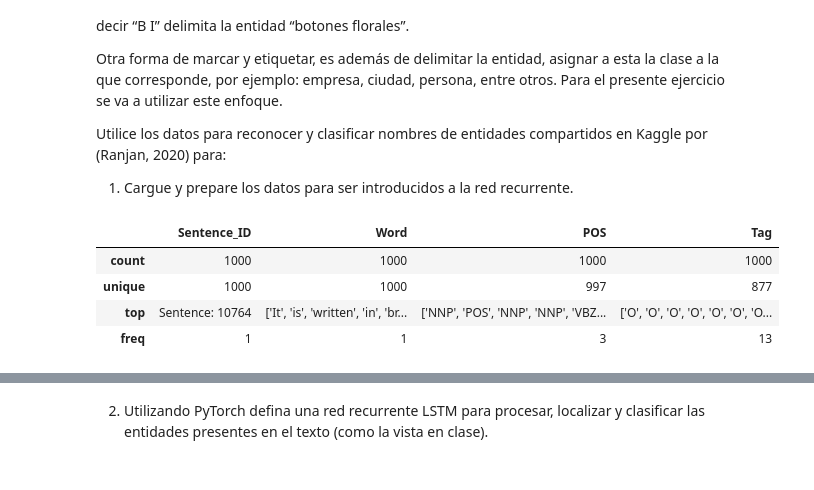
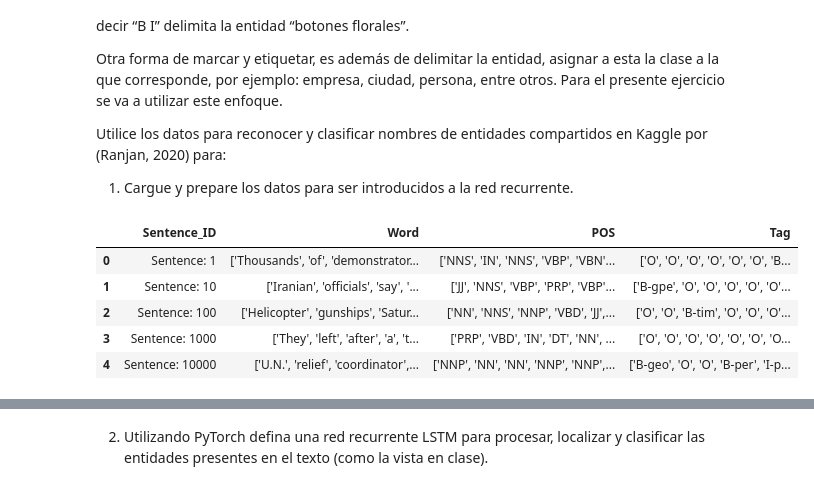
Before and after one commit to waltermv/TP04-IA, a Jupyter notebook: TP04-IA.ipynb, the cells around one changed output, grey strips where cells are left out. Saved outputs shown, nothing was run; the diff lists cells and outputs as text; code cells hidden in the pictures.

```diff
--- a/TP04-IA.ipynb
+++ b/TP04-IA.ipynb
@@ -859,16 +603,16 @@ Utilice los datos para reconocer y clasificar nombres de entidades compartidos e
 
 1. Cargue y prepare los datos para ser introducidos a la red recurrente.
 # %%
-nRowsRead = 1000
+# Se cargan los datos presentes en el archivo "NER_Dataset.csv", se indica que el único delimitador
+# utilizado son las comillas para que no hayan problemas con ningún otro caracter.
+ner = pd.read_csv('./data/NER_Dataset.csv', delimiter=',')
 
-# Se carga el archivo con los datos solicitados (defaultofcredit.csv) y se define
-# a la columna "default_payment_next_month" como la objetivo.
-ner = pd.read_csv('./data/NER_Dataset.csv', delimiter=',', nrows=nRowsRead)
-
-ner.describe()
+# Información sobre el dataset.
+ner.head()
 # %% [output]
 |  | Sentence_ID | Word | POS | Tag |
-| count | 1000 | 1000 | 1000 | 1000 |
-| unique | 1000 | 1000 | 997 | 877 |
-| top | Sentence: 10764 | ['It', 'is', 'written', 'in', 'br... | ['NNP', 'POS', 'NNP', 'NNP', 'VBZ... | ['O', 'O', 'O', 'O', 'O', 'O', 'O... |
-| freq | 1 | 1 | 3 | 13 |
+| 0 | Sentence: 1 | ['Thousands', 'of', 'demonstrator... | ['NNS', 'IN', 'NNS', 'VBP', 'VBN'... | ['O', 'O', 'O', 'O', 'O', 'O', 'B... |
+| 1 | Sentence: 10 | ['Iranian', 'officials', 'say', '... | ['JJ', 'NNS', 'VBP', 'PRP', 'VBP'... | ['B-gpe', 'O', 'O', 'O', 'O', 'O'... |
+| 2 | Sentence: 100 | ['Helicopter', 'gunships', 'Satur... | ['NN', 'NNS', 'NNP', 'VBD', 'JJ',... | ['O', 'O', 'B-tim', 'O', 'O', 'O'... |
+| 3 | Sentence: 1000 | ['They', 'left', 'after', 'a', 't... | ['PRP', 'VBD', 'IN', 'DT', 'NN', ... | ['O', 'O', 'O', 'O', 'O', 'O', 'O... |
+| 4 | Sentence: 10000 | ['U.N.', 'relief', 'coordinator',... | ['NNP', 'NN', 'NN', 'NNP', 'NNP',... | ['B-geo', 'O', 'O', 'B-per', 'I-p... |
```
Also changed, not shown: parts of 44 cells of this notebook.
